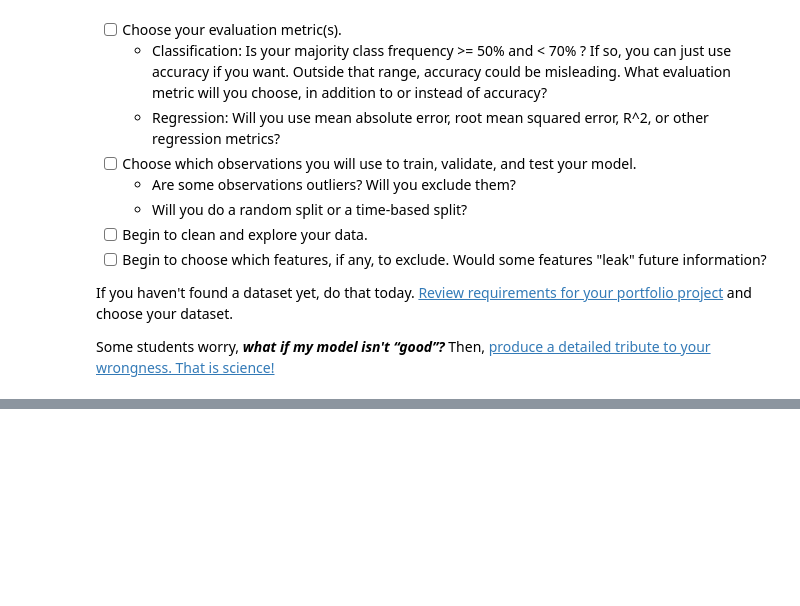
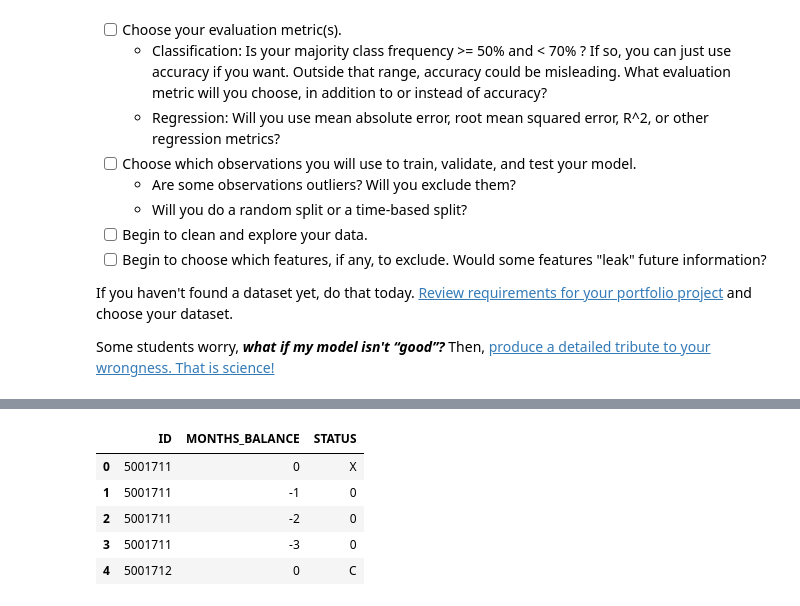
Before and after one commit to Khislatz/DS-Unit-2-Applied-Modeling, a Jupyter notebook: module1-define-ml-problems/Khislat_Zhuraeva_LS_DS_231_assignment.ipynb, the cells around one changed output, grey strips where cells are left out. Cells and saved outputs as stored; diff of their text form; code cells hidden in the pictures; blank space fills up the shorter version.

```diff
--- a/module1-define-ml-problems/Khislat_Zhuraeva_LS_DS_231_assignment.ipynb
+++ b/module1-define-ml-problems/Khislat_Zhuraeva_LS_DS_231_assignment.ipynb
@@ -35,0 +65,17 @@ Some students worry, ***what if my model isn't “good”?*** Then, [produce a d
+# %%
+credit_df.head()
+#0: 1-29 days past due
+# 1: 30-59 days past due
+# 2: 60-89 days overdue
+# 3: 90-119 days overdue
+# 4: 120-149 days overdue
+# 5: Overdue or bad debts, write-offs for more than 150 days
+# C: paid off that month
+#X: No loan for the month
+# %% [output]
+|  | ID | MONTHS_BALANCE | STATUS |
+| 0 | 5001711 | 0 | X |
+| 1 | 5001711 | -1 | 0 |
+| 2 | 5001711 | -2 | 0 |
+| 3 | 5001711 | -3 | 0 |
+| 4 | 5001712 | 0 | C |
```
Also changed, not shown: parts of 20 cells of this notebook.
